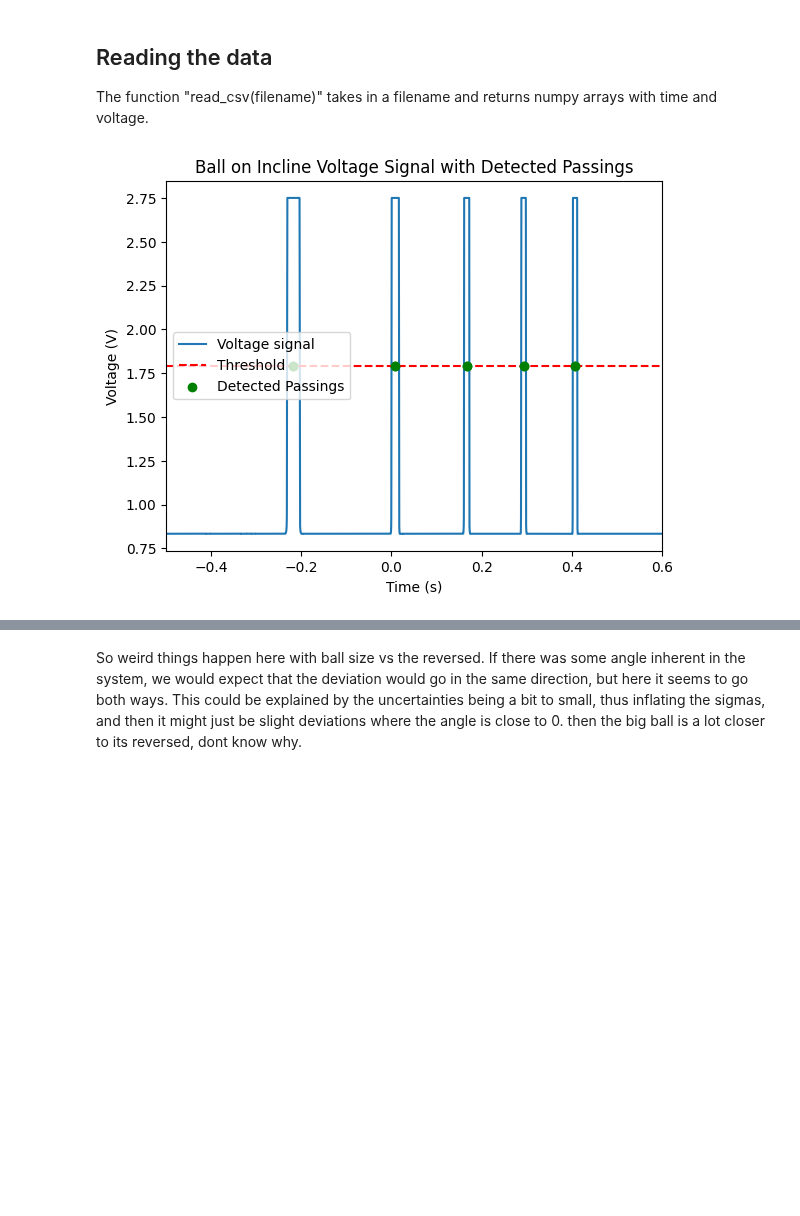
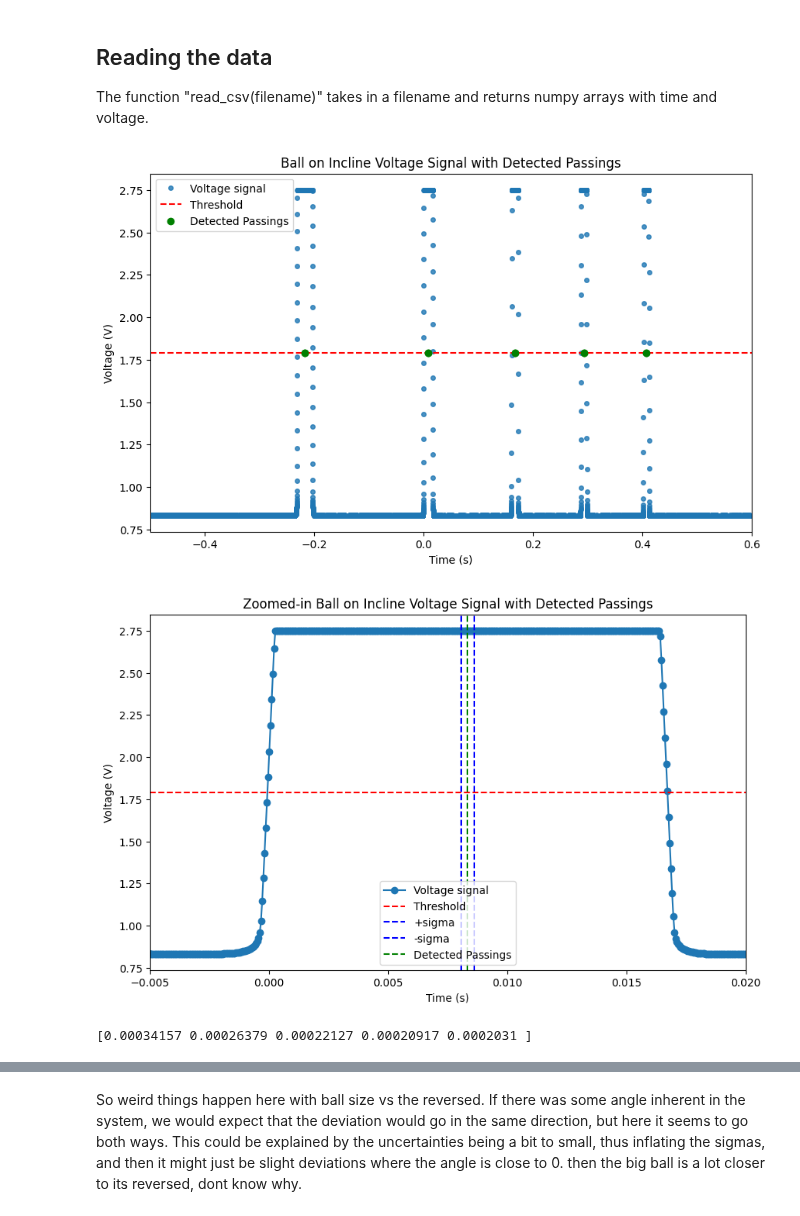
Before and after one commit to MagnusTrier/appstat_project, a Jupyter notebook: BallOnIncline_original.ipynb, the cells around one changed output, grey strips where cells are left out. Cells and saved outputs as stored; diff of their text form; code cells hidden in the pictures; blank space fills up the shorter version.

```diff
--- a/BallOnIncline_original.ipynb
+++ b/BallOnIncline_original.ipynb
@@ -17,7 +17,7 @@ def read_csv(filename):
     voltage = dat['Channel_1_V']
     return time, voltage
 
-def find_midpoints(time, voltage, show_plot=True):
+def find_midpoints(time, voltage, show_plot=False, show_zoomed_plot=False):
     """Find timing of ball crossings"""
 
 
@@ -48,11 +48,29 @@ def find_midpoints(time, voltage, show_plot=True):
     # 4. Compute center times for each peak
     peak_centers = (time[start_indices] + time[end_indices]) / 2
 
+    peak_widths = time[end_indices] - time[start_indices]
+    # sigma_width = peak_widths / (2 * np.sqrt(12))
+
+    # Sampling resolution uncertainty
+    # dt = np.mean(np.diff(time))
+    # sigma_sampling = dt / 2
+
+    # Conservative choice
+    # t_pass_sigma = np.maximum(sigma_width, sigma_sampling)
+    # t_pass_sigma = np.full_like(peak_centers, 0.0001)
+    # sigma = np.full_like(peak_centers, peak_widths / np.sqrt(12))
+    # sigma_on_the_mean = sigma / np.sqrt(len((time[start_indices] + time[end_indices])))
+    # t_pass_sigma = sigma_on_the_mean
+    sigma = peak_widths / np.sqrt(12)
+    N = end_indices - start_indices + 1
+    sigma_mean = sigma / np.sqrt(N)
+    t_pass_sigma = sigma_mean
 
     t_pass = np.array(peak_centers)
-    t_pass_sigma = np.full_like(t_pass, 0.00001)
+
     if show_plot:
-        plt.plot(time, voltage, label='Voltage signal')
+        plt.figure(figsize=(10, 6))
+        plt.plot(time, voltage, marker='o', linestyle='None',markersize = 4,alpha =0.8,label='Voltage signal')
         plt.axhline(threshold, color='red', linestyle='--', label='Threshold')
         plt.scatter(t_pass, np.full_like(t_pass, threshold), color='green', label='Detected Passings')
         plt.errorbar(t_pass, np.full_like(t_pass, threshold), yerr=t_pass_sigma, fmt='o', color='green')
@@ -60,6 +78,23 @@ def find_midpoints(time, voltage, show_plot=True):
         plt.ylabel('Voltage (V)')
         plt.xlim(time[0], .6)
         plt.title('Ball on Incline Voltage Signal with Detected Passings')
+
+        plt.legend()
+        plt.show()
+
+    if show_zoomed_plot:
+        plt.figure(figsize=(10, 6))
+        plt.plot(time, voltage, marker='o', label='Voltage signal')
+        plt.axhline(threshold, color='red', linestyle='--', label='Threshold')
+        # plt.scatter(t_pass, np.full_like(t_pass, threshold), color='green', label='Detected Passings')
+        # plt.errorbar(t_pass, np.full_like(t_pass, threshold), yerr=t_pass_sigma, fmt='o', color='green')
+        plt.xlabel('Time (s)')
+        plt.ylabel('Voltage (V)')
+        plt.xlim(-0.005, 0.02)
+        plt.title('Zoomed-in Ball on Incline Voltage Signal with Detected Passings')
+        plt.axvline(t_pass[1]+t_pass_sigma[1], color='blue', linestyle='--', label='+sigma')
+        plt.axvline(t_pass[1]-t_pass_sigma[1], color='blue', linestyle='--', label='-sigma')
+        plt.axvline(t_pass[1], color='g', linestyle='--', label='Detected Passings')
         plt.legend()
         plt.show()
 
@@ -70,17 +105,20 @@ def find_midpoints(time, voltage, show_plot=True):
 # %%
 # Read the data and plot it (possibly with passing times in):
 filename = 'ball_big_1.csv'
 
 time, voltage = read_csv(filename)
-timepass, timepass_sig = find_midpoints(time, voltage)
+timepass, timepass_sig = find_midpoints(time, voltage, show_plot=True, show_zoomed_plot=True)
+print(timepass_sig)
 
 # fig, ax = plt.subplots(figsize=(14, 6))
 # ax.plot(time, voltage, 'k.', label='Measurements')
 # ax.set_title("Data from Ball-on-Incline experiment")
 # ax.set_xlabel("Time (s)", fontsize=18)
 # ax.set_ylabel("Voltage (V)", fontsize=18)
 # %% [output]
-[figure, old version]
+[figure, new version]
+[figure, added]
+[0.00034157 0.00026379 0.00022127 0.00020917 0.0002031 ]
 # %%
 from iminuit import Minuit
 from iminuit.cost import LeastSquares
```
Also changed, not shown: parts of 11 cells of this notebook.
